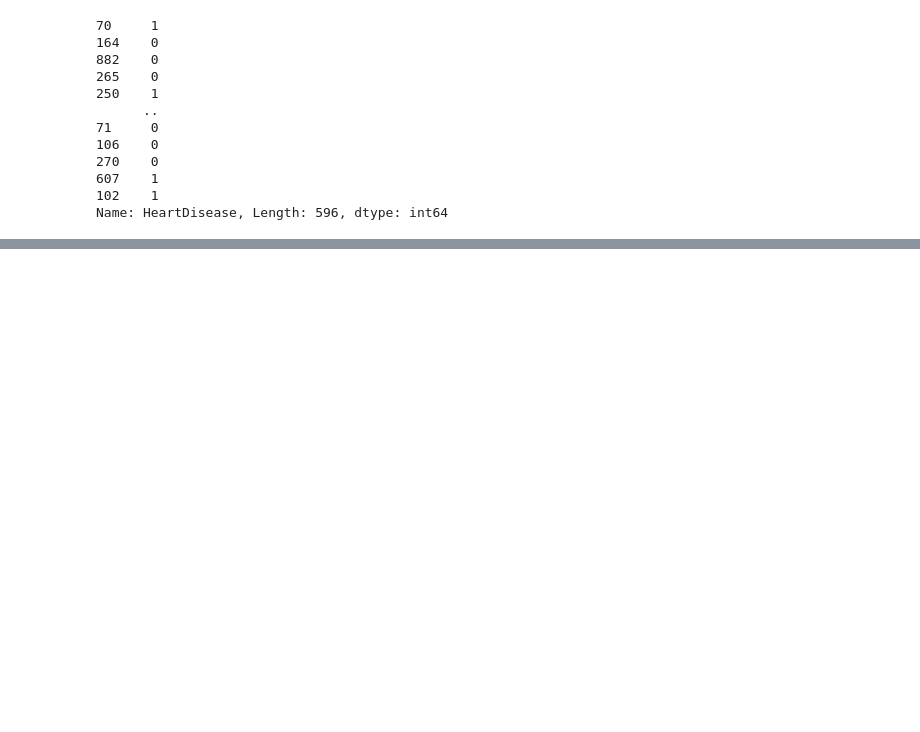
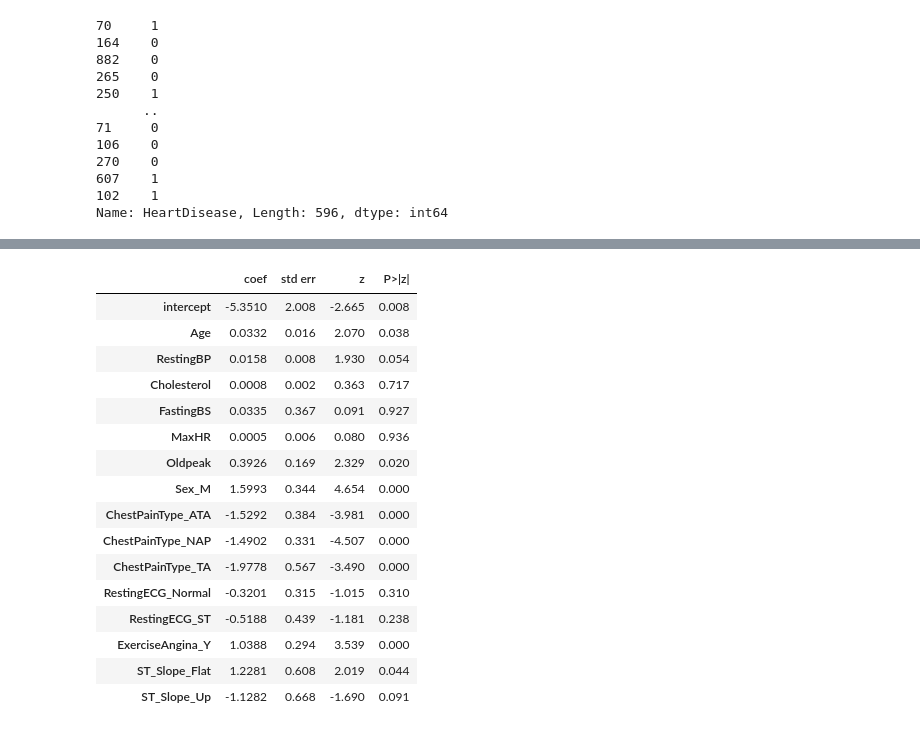
Before and after one commit to ivanchantf/cvd-project, a Jupyter notebook: main.ipynb, the cells around one changed output, grey strips where cells are left out. Saved outputs shown, nothing was run; the diff lists cells and outputs as text; code cells hidden in the pictures; blank space fills up the shorter version.

```diff
--- a/main.ipynb
+++ b/main.ipynb
@@ -594,0 +643,23 @@ Name: HeartDisease, Length: 596, dtype: int64
+# %%
+
+glm = sm.GLM(y_train_transformed, X_train_transformed, family=sm.families.Binomial())
+results = glm.fit()
+summarize(results)
+# %% [output]
+|  | coef | std err | z | P>|z| |
+| intercept | -5.3510 | 2.008 | -2.665 | 0.008 |
+| Age | 0.0332 | 0.016 | 2.070 | 0.038 |
+| RestingBP | 0.0158 | 0.008 | 1.930 | 0.054 |
+| Cholesterol | 0.0008 | 0.002 | 0.363 | 0.717 |
+| FastingBS | 0.0335 | 0.367 | 0.091 | 0.927 |
+| MaxHR | 0.0005 | 0.006 | 0.080 | 0.936 |
+| Oldpeak | 0.3926 | 0.169 | 2.329 | 0.020 |
+| Sex_M | 1.5993 | 0.344 | 4.654 | 0.000 |
+| ChestPainType_ATA | -1.5292 | 0.384 | -3.981 | 0.000 |
+| ChestPainType_NAP | -1.4902 | 0.331 | -4.507 | 0.000 |
+| ChestPainType_TA | -1.9778 | 0.567 | -3.490 | 0.000 |
+| RestingECG_Normal | -0.3201 | 0.315 | -1.015 | 0.310 |
+| RestingECG_ST | -0.5188 | 0.439 | -1.181 | 0.238 |
+| ExerciseAngina_Y | 1.0388 | 0.294 | 3.539 | 0.000 |
+| ST_Slope_Flat | 1.2281 | 0.608 | 2.019 | 0.044 |
+| ST_Slope_Up | -1.1282 | 0.668 | -1.690 | 0.091 |
```
Also changed, not shown: parts of 14 cells of this notebook.
